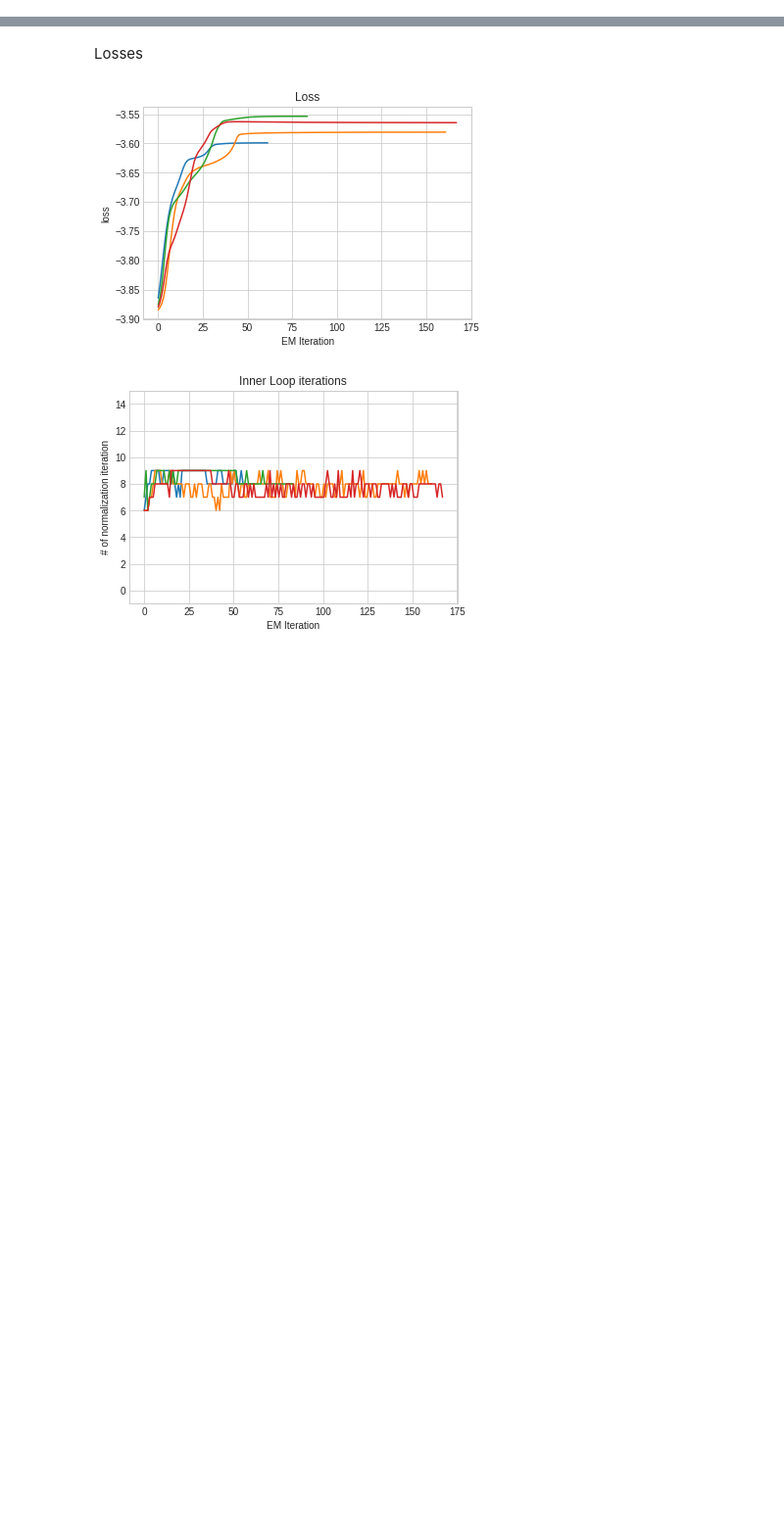
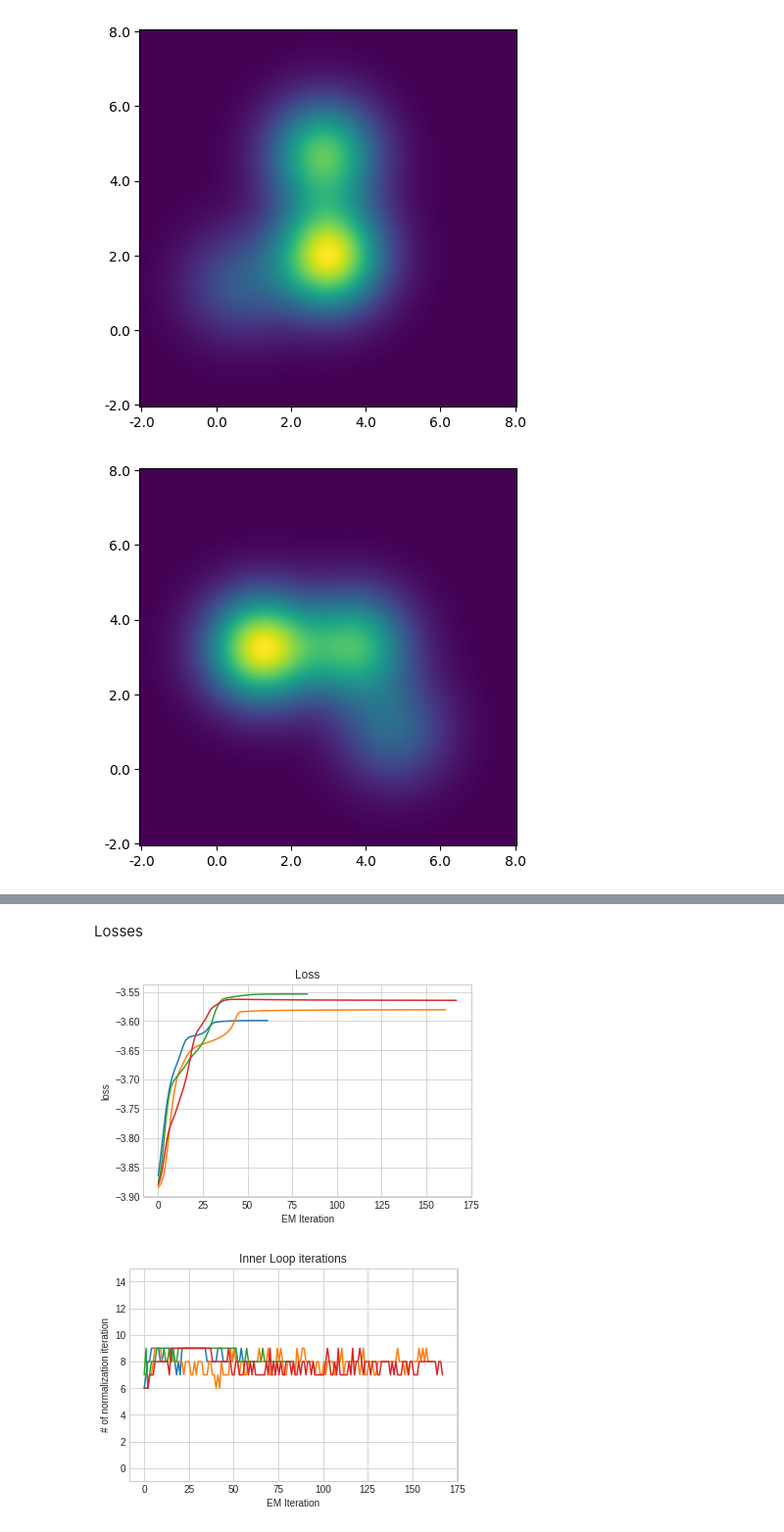
Before and after one commit to FengNiMa/203Project, a Jupyter notebook: Results.ipynb, the cells around one changed output, grey strips where cells are left out. Shown at 98% size. Saved outputs shown, nothing was run; the diff lists cells and outputs as text; code cells hidden in the pictures; blank space fills up the shorter version.

Commit message:
grad results

```diff
--- a/Results.ipynb
+++ b/Results.ipynb
@@ -16,3 +16,17 @@ def import_result_penalizedEM(fname):
     iters = [r["iters"] for r in res1]
     time = [r["time"] for r in res1]
     return pi, mu, conv, p_loss, d_loss, iters, time
+# %%
+with open("results_multi_adv_EM/EM-K=3-lam=1.0-N=500.p", "rb") as p:
+        res1 = pickle.load(p)
+pi = [r["pi"] for r in res1]
+mu = [r["mu"] for r in res1]
+conv = [r["conv"] for r in res1]
+loss = [r["loss"] for r in res1]
+# %%
+plt.style.use('default')
+for i in range(len(pi)):
+    MoG_plot(pi[i], mu[i])
+# %% [output]
+[figure, added]
+[figure, added]
```
Also changed, not shown: parts of 1 cell of this notebook, 11 other files.
